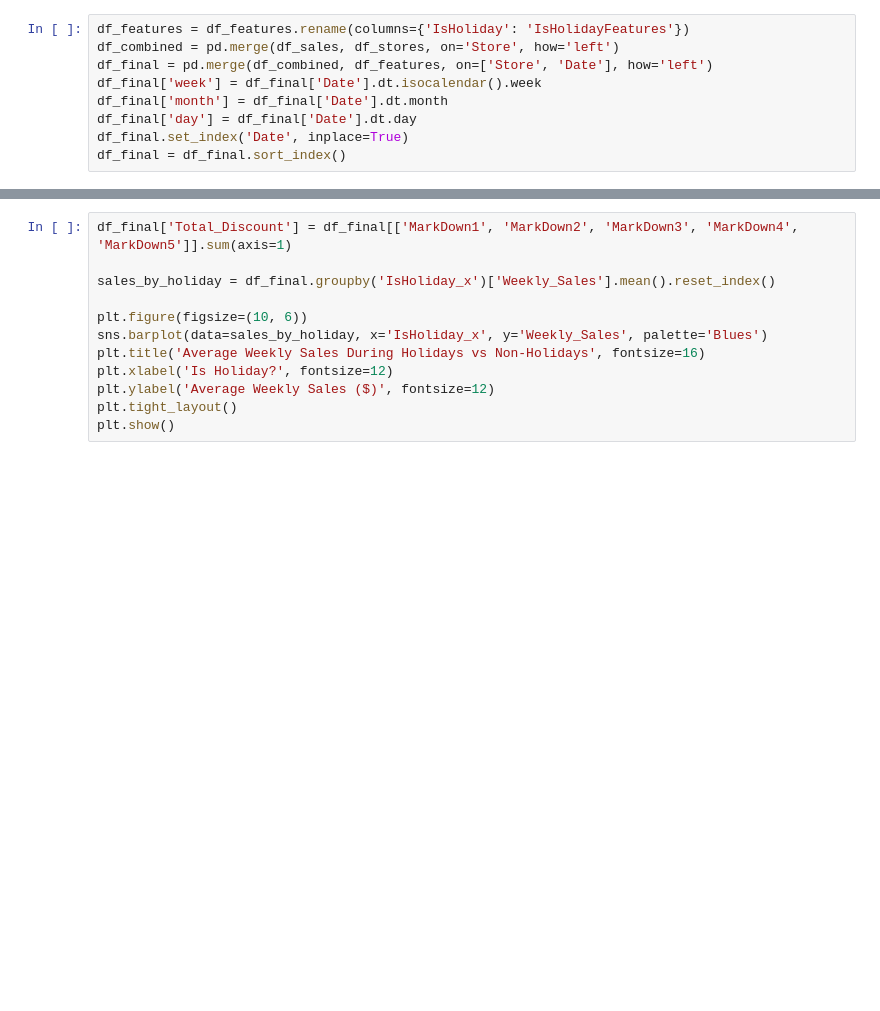
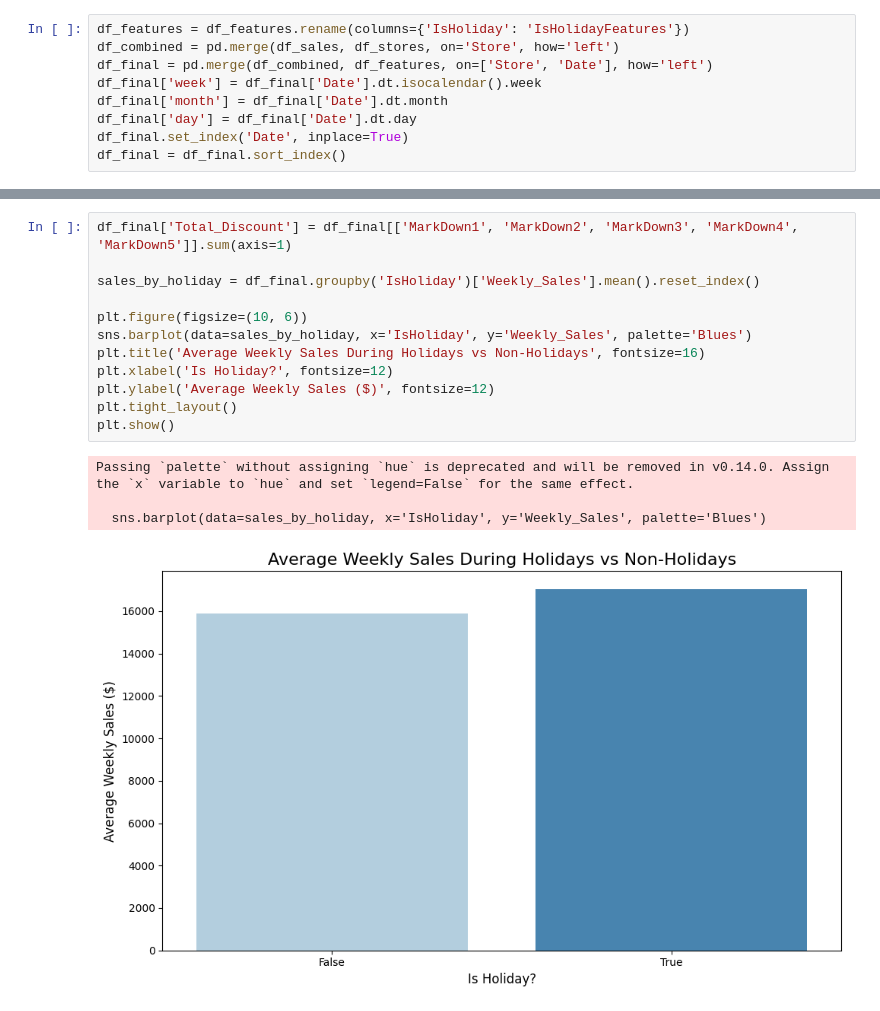
Before and after one commit to jpgianfaldoni/challenge-mle, a Jupyter notebook: notebooks/data_exploring.ipynb, the cells around one changed output, grey strips where cells are left out. Cells and saved outputs as stored; diff of their text form; blank space fills up the shorter version.

```diff
--- a/notebooks/data_exploring.ipynb
+++ b/notebooks/data_exploring.ipynb
@@ -68,15 +119,20 @@ plt.show()
 # %%
 df_final['Total_Discount'] = df_final[['MarkDown1', 'MarkDown2', 'MarkDown3', 'MarkDown4', 'MarkDown5']].sum(axis=1)
 
-sales_by_holiday = df_final.groupby('IsHoliday_x')['Weekly_Sales'].mean().reset_index()
+sales_by_holiday = df_final.groupby('IsHoliday')['Weekly_Sales'].mean().reset_index()
 
 plt.figure(figsize=(10, 6))
-sns.barplot(data=sales_by_holiday, x='IsHoliday_x', y='Weekly_Sales', palette='Blues')
+sns.barplot(data=sales_by_holiday, x='IsHoliday', y='Weekly_Sales', palette='Blues')
 plt.title('Average Weekly Sales During Holidays vs Non-Holidays', fontsize=16)
 plt.xlabel('Is Holiday?', fontsize=12)
 plt.ylabel('Average Weekly Sales ($)', fontsize=12)
 plt.tight_layout()
 plt.show()
+# %% [output]
+Passing `palette` without assigning `hue` is deprecated and will be removed in v0.14.0. Assign the `x` variable to `hue` and set `legend=False` for the same effect.
+
+  sns.barplot(data=sales_by_holiday, x='IsHoliday', y='Weekly_Sales', palette='Blues')
+[figure, added]
 # %%
 df_final['day_type'] = df_final['day'].apply(lambda x: 'Weekend' if x in [6, 7] else 'Weekday')
 avg_sales = df_final.groupby('day_type')['Weekly_Sales'].mean()
```
Also changed, not shown: parts of 13 cells of this notebook, 7 other files.
